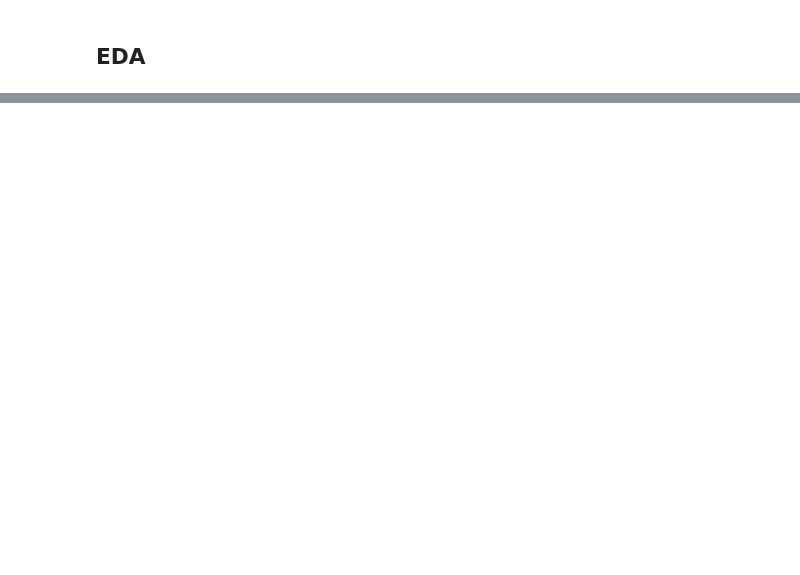
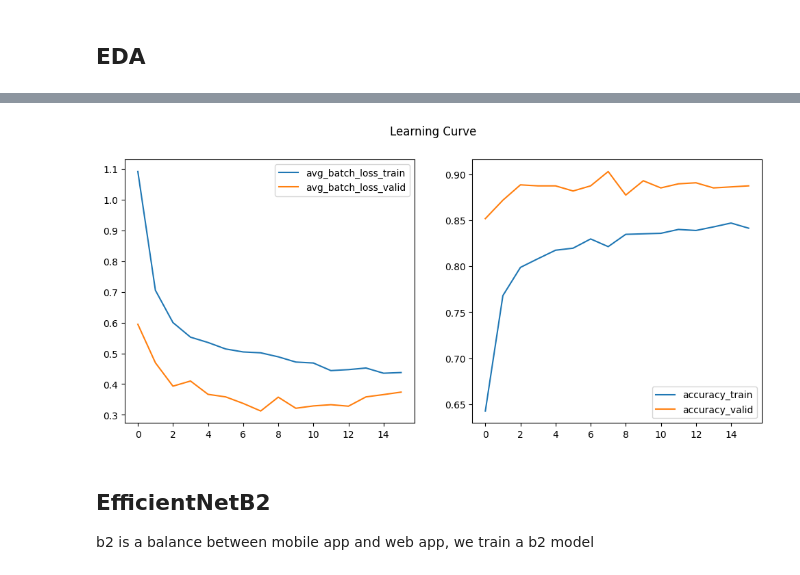
Before and after one commit to zy0531/EcoTrashAI, a Jupyter notebook: notebooks/garbage.ipynb, the cells around one changed output, grey strips where cells are left out. Cells and saved outputs as stored; diff of their text form; code cells hidden in the pictures; blank space fills up the shorter version.

```diff
--- a/notebooks/garbage.ipynb
+++ b/notebooks/garbage.ipynb
@@ -271,0 +339,21 @@ test_result = stw.workflow.evaluation_step(test_model, test_loader, loss_fn, met
+# %%
+epochs = 100
+
+b0 = b0.to(device)
+optimizer = torch.optim.Adam(params=b0.parameters(), lr=0.001)
+scheduler = ReduceLROnPlateau(optimizer, mode='min', patience=4, factor=0.1, verbose=True)
+loss_fn = torch.nn.CrossEntropyLoss()
+early_stopping = stw.workflow.EarlyStopping(patience=8)
+result = stw.workflow.train(model=b0,
+                                  train_dataloader=train_loader,
+                                  validation_dataloader=valid_loader,
+                                  optimizer=optimizer,
+                                  scheduler=scheduler,
+                                  loss_fn=loss_fn,
+                                  metrics=metrics,
+                                  task_type=task_type,
+                                  epochs=epochs,
+                                  early_stopping=early_stopping,
+                                  save_freq=5,
+                                  save_path='checkpoint_b0_scheduler.pt',
+                                  device=device)
@@ -271,0 +379,10 @@ test_result = stw.workflow.evaluation_step(test_model, test_loader, loss_fn, met
+# %%
+fig, ax = plt.subplots(1, 2, figsize=(12, 5))
+result[['avg_batch_loss_train', 'avg_batch_loss_valid']].plot(kind='line', ax=ax[0])
+result[['accuracy_train', 'accuracy_valid']].plot(kind='line', ax=ax[1])
+plt.suptitle('Learning Curve');
+# %% [output]
+[figure, added]
+# %% [markdown]
+## EfficientNetB2
+b2 is a balance between mobile app and web app, we train a b2 model
```
Also changed, not shown: parts of 66 cells of this notebook.
